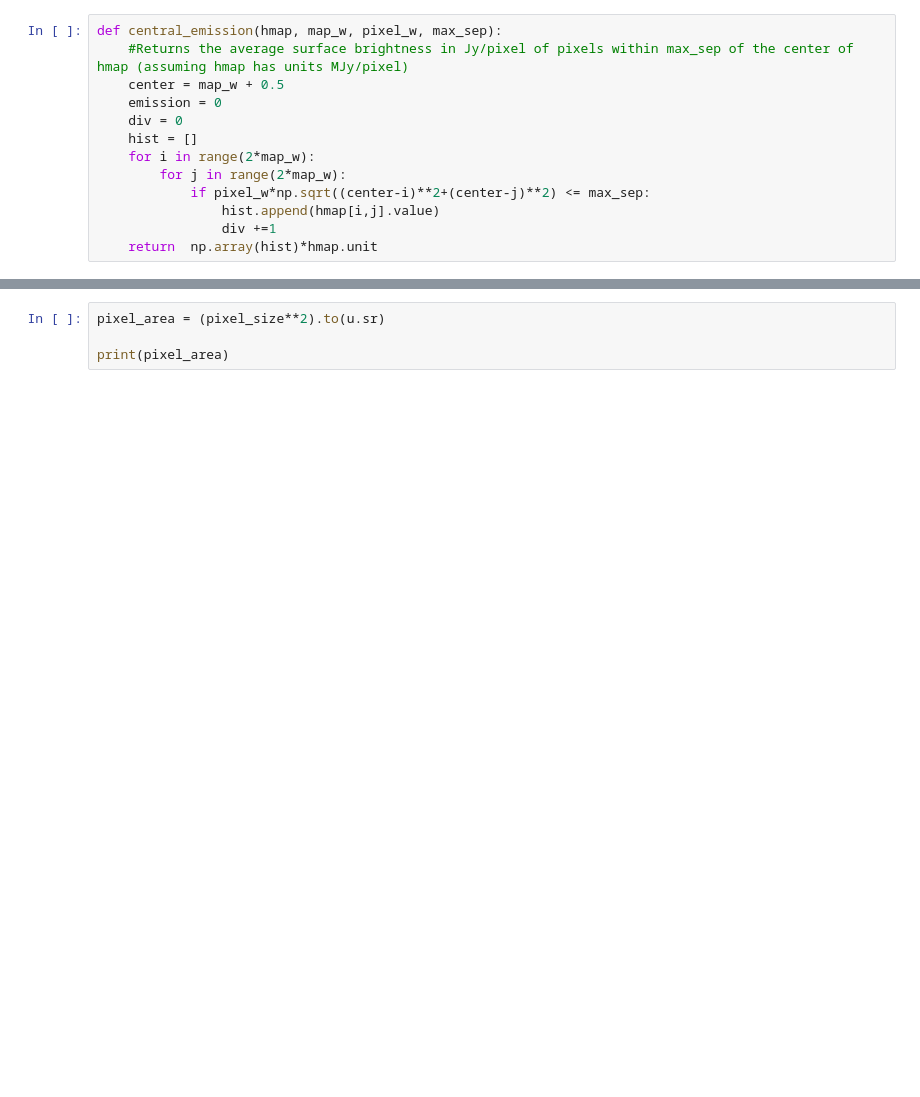
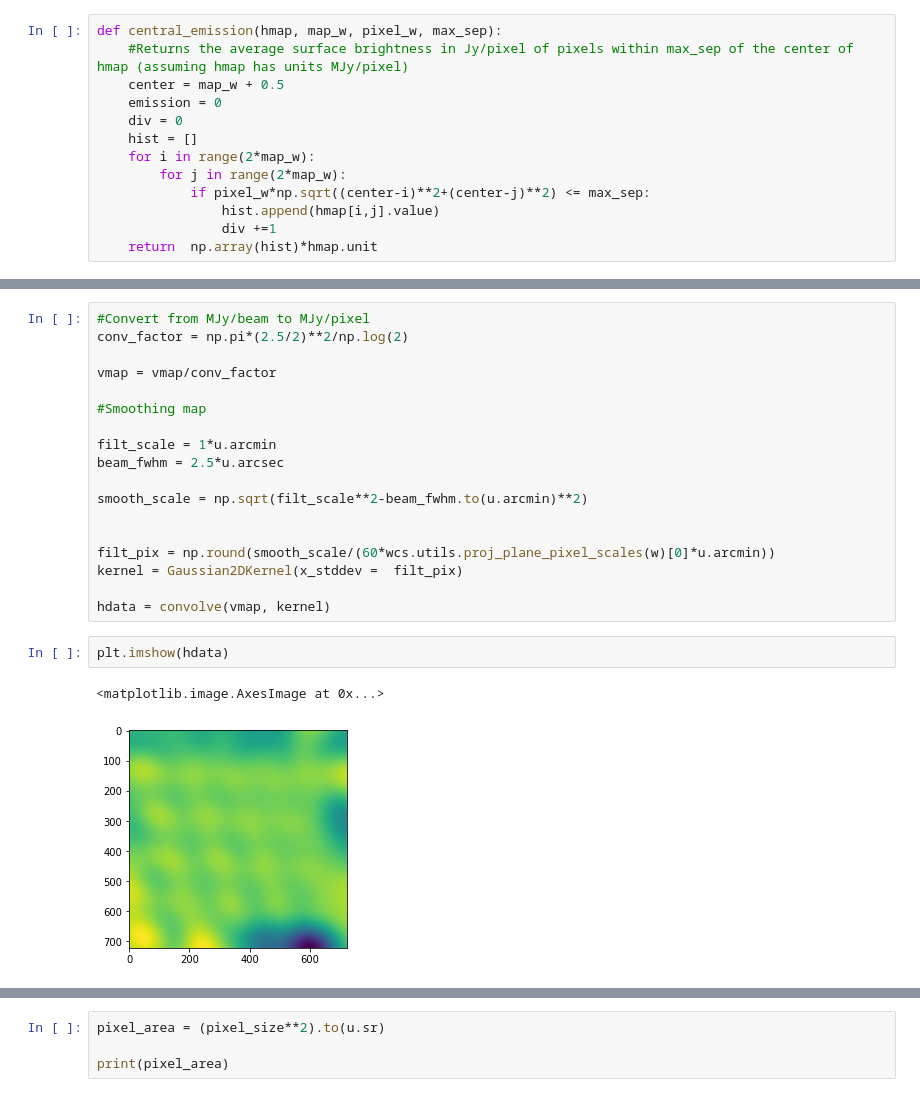
Before and after one commit to Sulla2012/madcowsclusters, a Jupyter notebook: Alex Tutorial.ipynb, the cells around one changed output, grey strips where cells are left out. Cells and saved outputs as stored; diff of their text form; blank space fills up the shorter version.

```diff
--- a/Alex Tutorial.ipynb
+++ b/Alex Tutorial.ipynb
@@ -61,3 +52,26 @@ print(vmap)
+# %%
+#Convert from MJy/beam to MJy/pixel
+conv_factor = np.pi*(2.5/2)**2/np.log(2)
+
+vmap = vmap/conv_factor
+
+#Smoothing map
+
+filt_scale = 1*u.arcmin
+beam_fwhm = 2.5*u.arcsec
+
+smooth_scale = np.sqrt(filt_scale**2-beam_fwhm.to(u.arcmin)**2)
+
+
+filt_pix = np.round(smooth_scale/(60*wcs.utils.proj_plane_pixel_scales(w)[0]*u.arcmin))
+kernel = Gaussian2DKernel(x_stddev =  filt_pix)
+
+hdata = convolve(vmap, kernel)
+# %%
+plt.imshow(hdata)
+# %% [output]
+<matplotlib.image.AxesImage at 0x...>
+[figure, added]
 # %%
 fwhm = 2.5*u.arcsec
 
```
Also changed, not shown: parts of 6 cells of this notebook, 3 other files.
